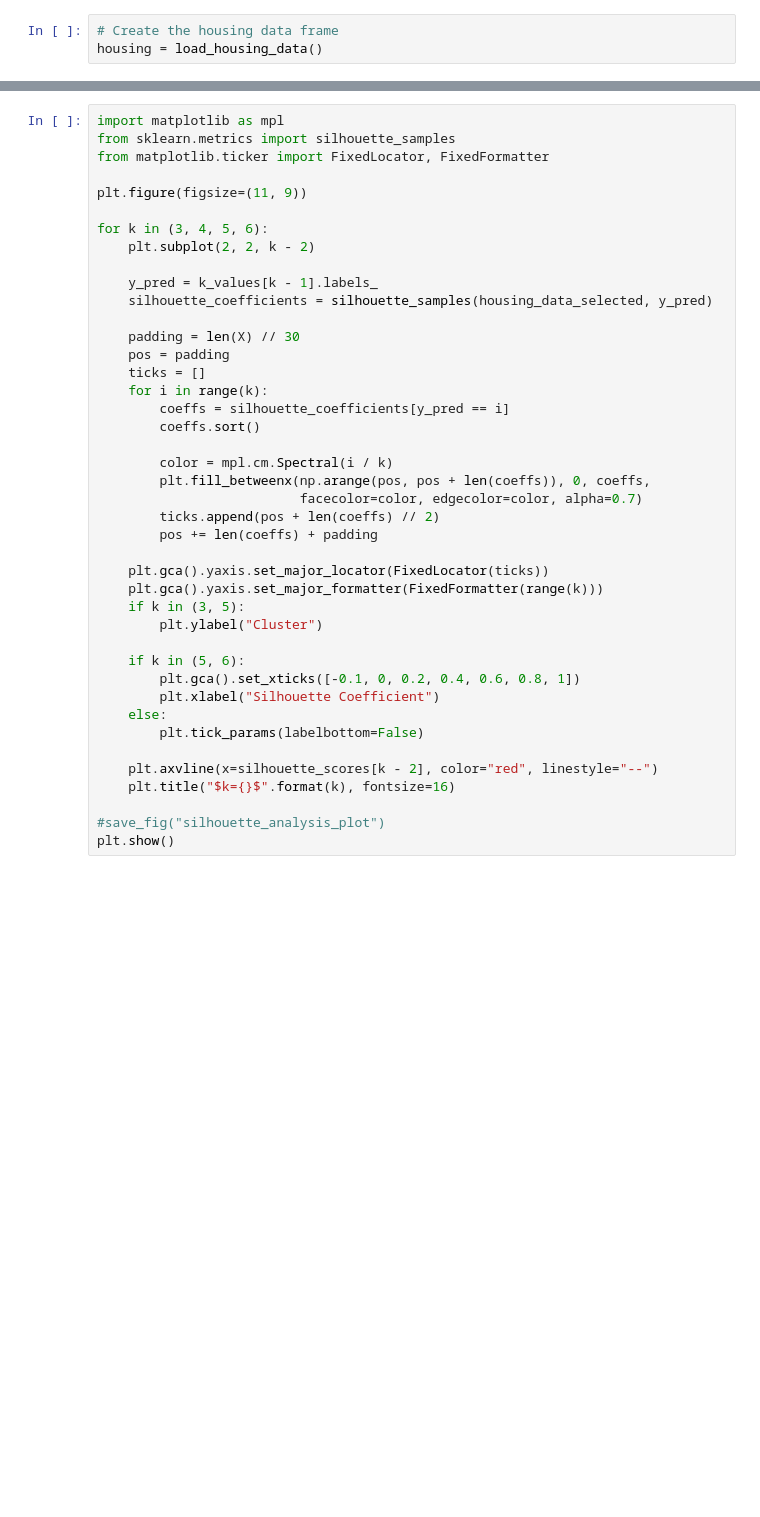
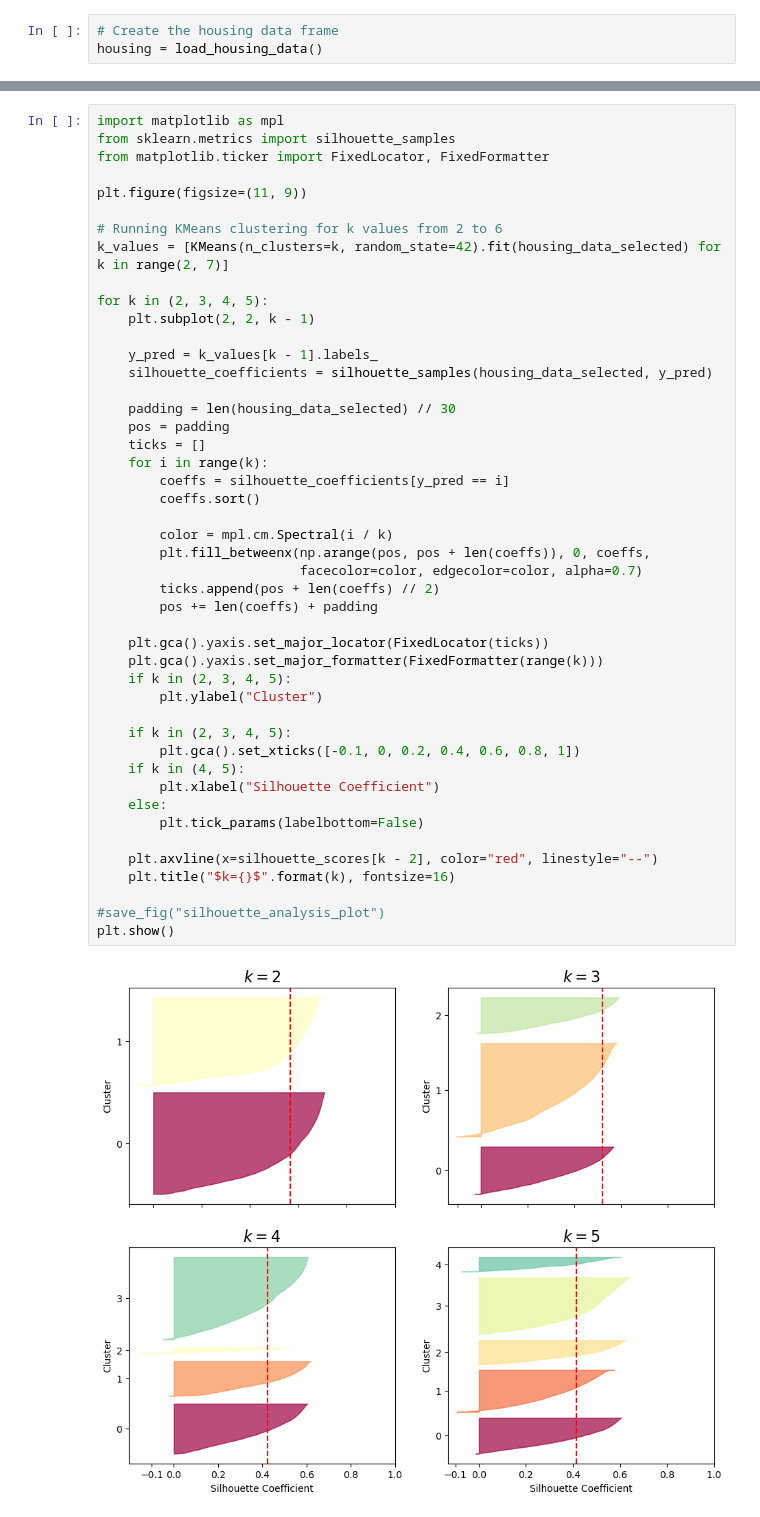
Before and after one commit to marcou347/IAI600Lab6, a Jupyter notebook: Lab6.ipynb, the cells around one changed output, grey strips where cells are left out. Drawn from its saved outputs; the diff is of its cells as text; blank space fills up the shorter version.

```diff
--- a/Lab6.ipynb
+++ b/Lab6.ipynb
@@ -113,39 +112,45 @@ from matplotlib.ticker import FixedLocator, FixedFormatter
 
 plt.figure(figsize=(11, 9))
 
-for k in (3, 4, 5, 6):
-    plt.subplot(2, 2, k - 2)
+# Running KMeans clustering for k values from 2 to 6
+k_values = [KMeans(n_clusters=k, random_state=42).fit(housing_data_selected) for k in range(2, 7)]
+
+for k in (2, 3, 4, 5):
+    plt.subplot(2, 2, k - 1)
 
     y_pred = k_values[k - 1].labels_
     silhouette_coefficients = silhouette_samples(housing_data_selected, y_pred)
 
-    padding = len(X) // 30
+    padding = len(housing_data_selected) // 30
     pos = padding
     ticks = []
     for i in range(k):
         coeffs = silhouette_coefficients[y_pred == i]
         coeffs.sort()
 
         color = mpl.cm.Spectral(i / k)
         plt.fill_betweenx(np.arange(pos, pos + len(coeffs)), 0, coeffs,
                           facecolor=color, edgecolor=color, alpha=0.7)
         ticks.append(pos + len(coeffs) // 2)
         pos += len(coeffs) + padding
 
     plt.gca().yaxis.set_major_locator(FixedLocator(ticks))
     plt.gca().yaxis.set_major_formatter(FixedFormatter(range(k)))
-    if k in (3, 5):
+    if k in (2, 3, 4, 5):
         plt.ylabel("Cluster")
 
-    if k in (5, 6):
+    if k in (2, 3, 4, 5):
         plt.gca().set_xticks([-0.1, 0, 0.2, 0.4, 0.6, 0.8, 1])
+    if k in (4, 5):
         plt.xlabel("Silhouette Coefficient")
     else:
         plt.tick_params(labelbottom=False)
 
     plt.axvline(x=silhouette_scores[k - 2], color="red", linestyle="--")
     plt.title("$k={}$".format(k), fontsize=16)
 
 #save_fig("silhouette_analysis_plot")
 plt.show()
+# %% [output]
+[figure, added]
 # %% [markdown]
```
Also changed, not shown: parts of 22 cells of this notebook, 9 other files.
